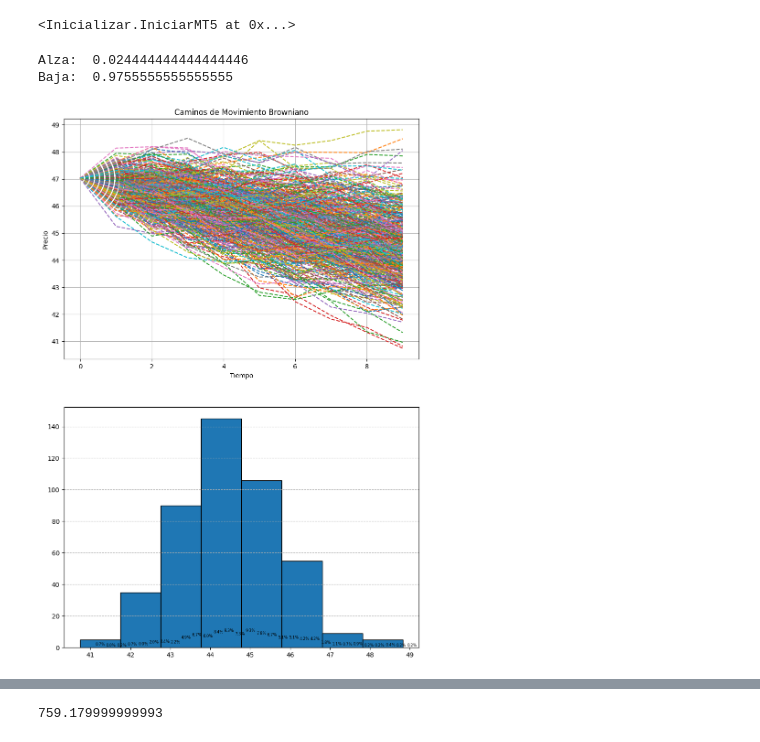
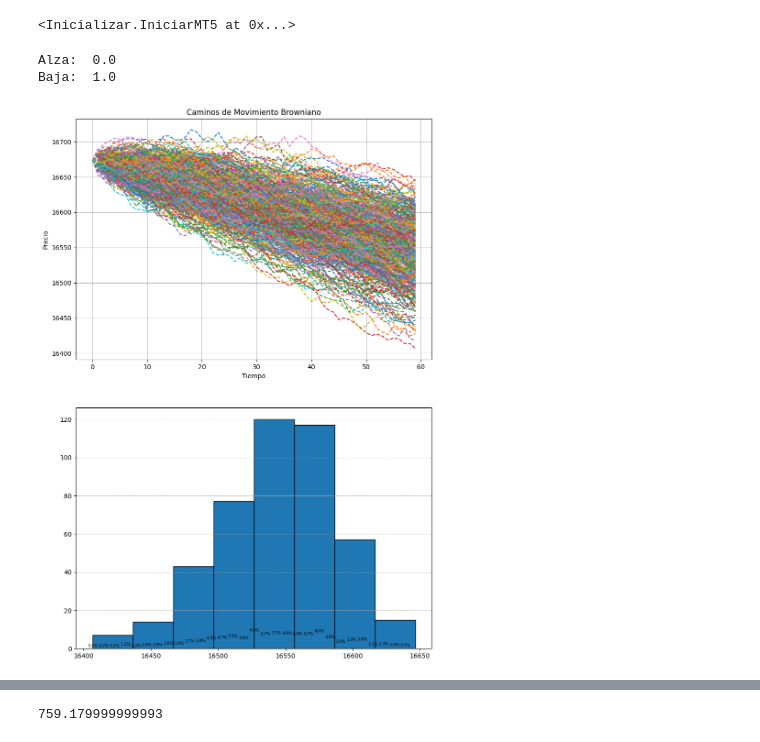
Before and after one commit to miguel2019547/Metatrader, a Jupyter notebook: Algoritmos/Analitica.ipynb, the cells around one changed output, grey strips where cells are left out. Saved outputs shown, nothing was run; the diff lists cells and outputs as text; code cells hidden in the pictures.

```diff
--- a/Algoritmos/Analitica.ipynb
+++ b/Algoritmos/Analitica.ipynb
@@ -21,12 +21,12 @@ Inicializacion Completa
 Inicializacion Completa
 <Inicializar.IniciarMT5 at 0x...>
 # %%
-datos = Informacion("Intel", 5000 , "M15")
-Stocastic_Hesston(datos, paths= 450, Ventana= 10, T = 4)
+datos = Informacion("US100Cash", 5000 , "M5")
+Stocastic_Hesston(datos, paths= 450, Ventana= 60, T = 10)
 # %% [output]
-Alza:  0.024444444444444446
-Baja:  0.9755555555555555
+Alza:  0.0
+Baja:  1.0
-[figure, old version]
+[figure, new version]
 # %%
 from Formulas import EMA
 from ta.trend import ADXIndicator
```
Also changed, not shown: parts of 2 cells of this notebook.
